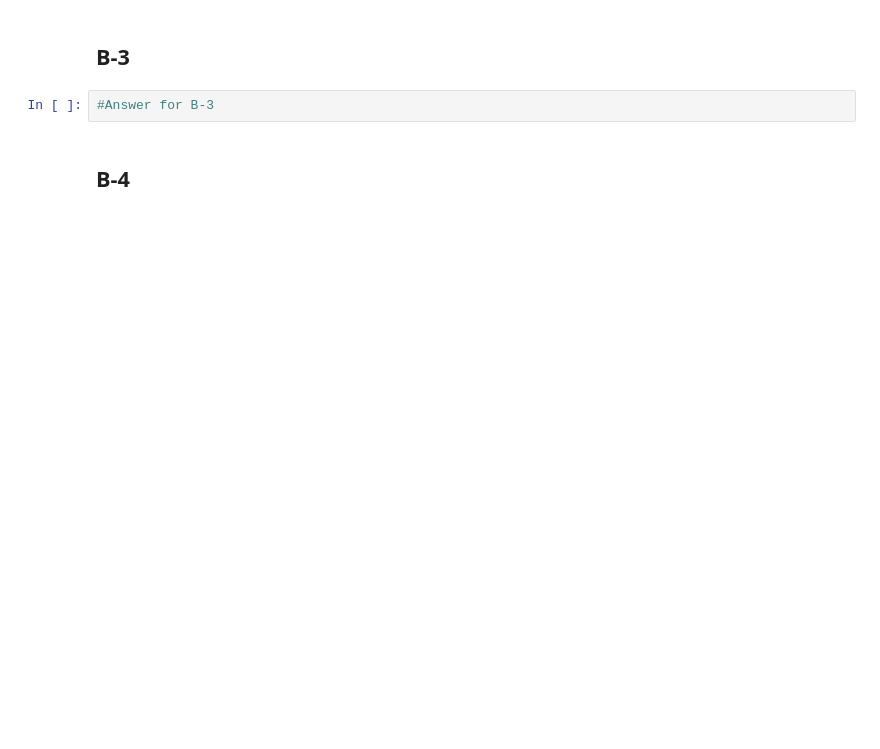
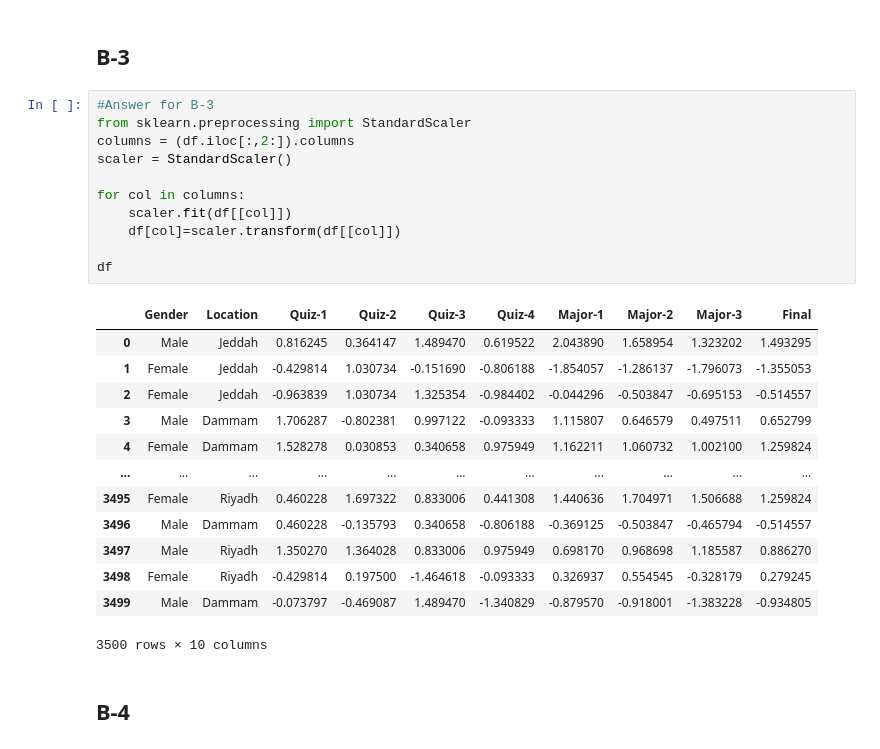
Before and after one commit to ShenalPerera/Fiverr, a Jupyter notebook: Python/Clients/mohsena/Order 6 - topic 6/HW5/HW5 Template.ipynb, the cells around one changed output. Saved outputs shown, nothing was run; the diff lists cells and outputs as text; blank space fills up the shorter version.

```diff
--- a/Python/Clients/mohsena/Order 6 - topic 6/HW5/HW5 Template.ipynb
+++ b/Python/Clients/mohsena/Order 6 - topic 6/HW5/HW5 Template.ipynb
@@ -108,6 +337,29 @@ memory usage: 468.9+ KB
 ## B-3
 # %%
 #Answer for B-3
+from sklearn.preprocessing import StandardScaler
+columns = (df.iloc[:,2:]).columns
+scaler = StandardScaler()
+
+for col in columns:
+    scaler.fit(df[[col]])
+    df[col]=scaler.transform(df[[col]])
+
+df
+# %% [output]
+|  | Gender | Location | Quiz-1 | Quiz-2 | Quiz-3 | Quiz-4 | Major-1 | Major-2 | Major-3 | Final |
+| 0 | Male | Jeddah | 0.816245 | 0.364147 | 1.489470 | 0.619522 | 2.043890 | 1.658954 | 1.323202 | 1.493295 |
+| 1 | Female | Jeddah | -0.429814 | 1.030734 | -0.151690 | -0.806188 | -1.854057 | -1.286137 | -1.796073 | -1.355053 |
+| 2 | Female | Jeddah | -0.963839 | 1.030734 | 1.325354 | -0.984402 | -0.044296 | -0.503847 | -0.695153 | -0.514557 |
+| 3 | Male | Dammam | 1.706287 | -0.802381 | 0.997122 | -0.093333 | 1.115807 | 0.646579 | 0.497511 | 0.652799 |
+| 4 | Female | Dammam | 1.528278 | 0.030853 | 0.340658 | 0.975949 | 1.162211 | 1.060732 | 1.002100 | 1.259824 |
+| ... | ... | ... | ... | ... | ... | ... | ... | ... | ... | ... |
+| 3495 | Female | Riyadh | 0.460228 | 1.697322 | 0.833006 | 0.441308 | 1.440636 | 1.704971 | 1.506688 | 1.259824 |
+| 3496 | Male | Dammam | 0.460228 | -0.135793 | 0.340658 | -0.806188 | -0.369125 | -0.503847 | -0.465794 | -0.514557 |
+| 3497 | Male | Riyadh | 1.350270 | 1.364028 | 0.833006 | 0.975949 | 0.698170 | 0.968698 | 1.185587 | 0.886270 |
+| 3498 | Female | Riyadh | -0.429814 | 0.197500 | -1.464618 | -0.093333 | 0.326937 | 0.554545 | -0.328179 | 0.279245 |
+| 3499 | Male | Dammam | -0.073797 | -0.469087 | 1.489470 | -1.340829 | -0.879570 | -0.918001 | -1.383228 | -0.934805 |
+3500 rows × 10 columns
 # %% [markdown]
 ## B-4
 # %%
```
Also changed, not shown: parts of 11 cells of this notebook, 19 other files.
